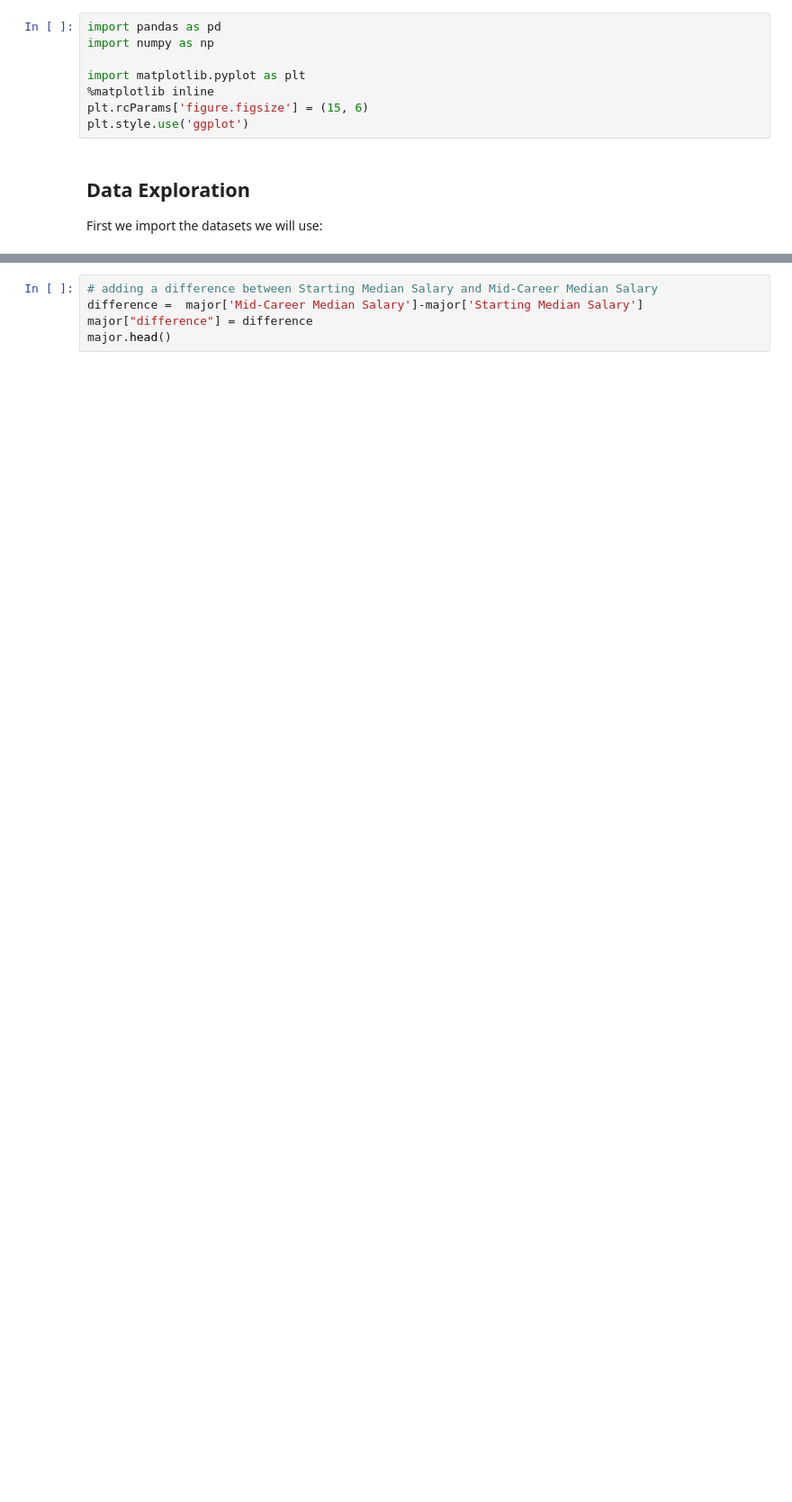
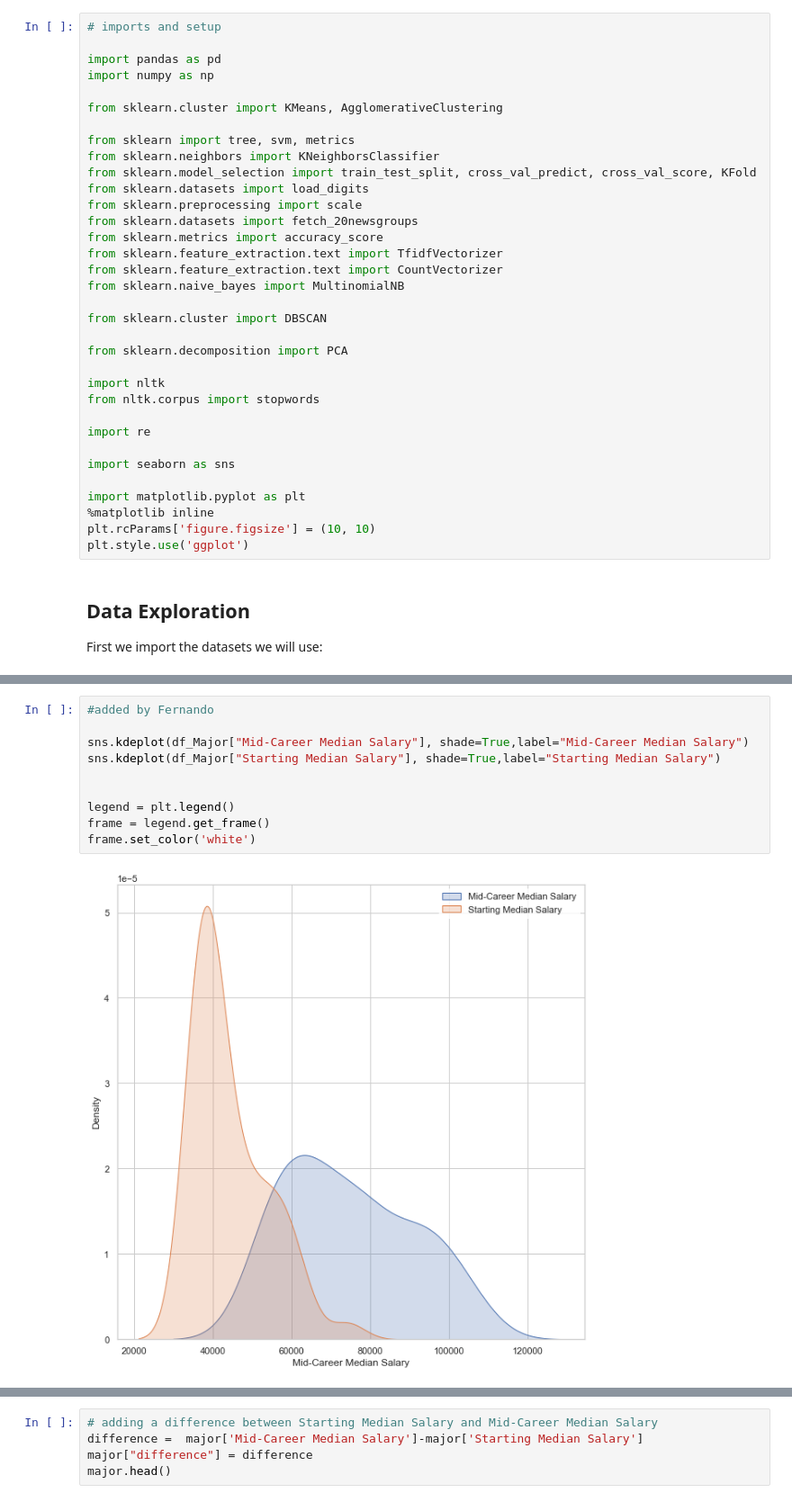
Before and after one commit to UU-Data-Science-Project/Degree-Analyzer, a Jupyter notebook: Project_File.ipynb, the cells around one changed output, grey strips where cells are left out. Shown: that part at 90% size. Saved outputs shown, nothing was run; the diff lists cells and outputs as text; blank space fills up the shorter version.

```diff
--- a/Project_File.ipynb
+++ b/Project_File.ipynb
@@ -27,12 +27,38 @@ There are a few things to consider about the data we are using. The biggest conc
 # %% [markdown]
 ## Package Import
 # %%
+# imports and setup
+
 import pandas as pd
 import numpy as np
 
+from sklearn.cluster import KMeans, AgglomerativeClustering
+
+from sklearn import tree, svm, metrics
+from sklearn.neighbors import KNeighborsClassifier
+from sklearn.model_selection import train_test_split, cross_val_predict, cross_val_score, KFold
+from sklearn.datasets import load_digits
+from sklearn.preprocessing import scale
+from sklearn.datasets import fetch_20newsgroups
+from sklearn.metrics import accuracy_score
+from sklearn.feature_extraction.text import TfidfVectorizer
+from sklearn.feature_extraction.text import CountVectorizer
+from sklearn.naive_bayes import MultinomialNB
+
+from sklearn.cluster import DBSCAN
+
+from sklearn.decomposition import PCA
+
+import nltk
+from nltk.corpus import stopwords
+
+import re
+
+import seaborn as sns
+
 import matplotlib.pyplot as plt
 %matplotlib inline
-plt.rcParams['figure.figsize'] = (15, 6)
+plt.rcParams['figure.figsize'] = (10, 10)
 plt.style.use('ggplot')
 # %% [markdown]
 ## Data Exploration
@@ -53,0 +125,12 @@ major.head()
+# %%
+#added by Fernando
+
+sns.kdeplot(df_Major["Mid-Career Median Salary"], shade=True,label="Mid-Career Median Salary")
+sns.kdeplot(df_Major["Starting Median Salary"], shade=True,label="Starting Median Salary")
+
+
+legend = plt.legend()
+frame = legend.get_frame()
+frame.set_color('white')
+# %% [output]
+[figure, added]
```
Also changed, not shown: parts of 5 cells of this notebook.
